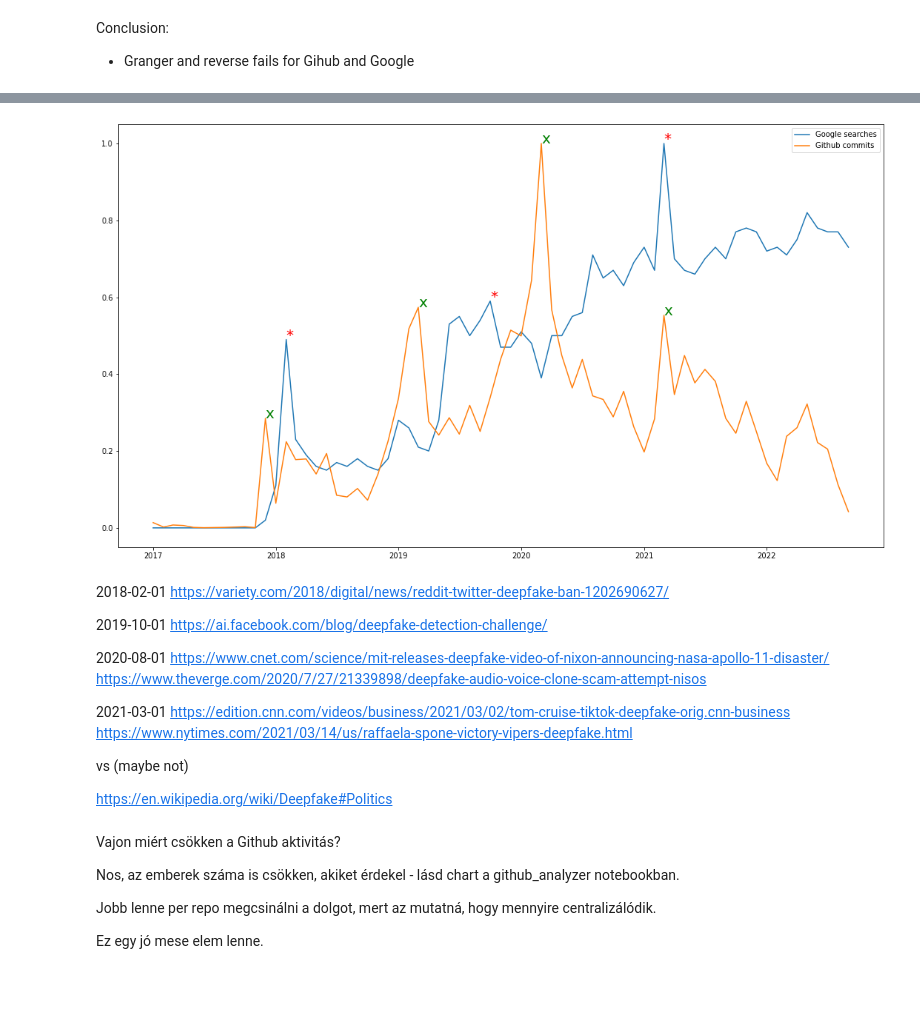
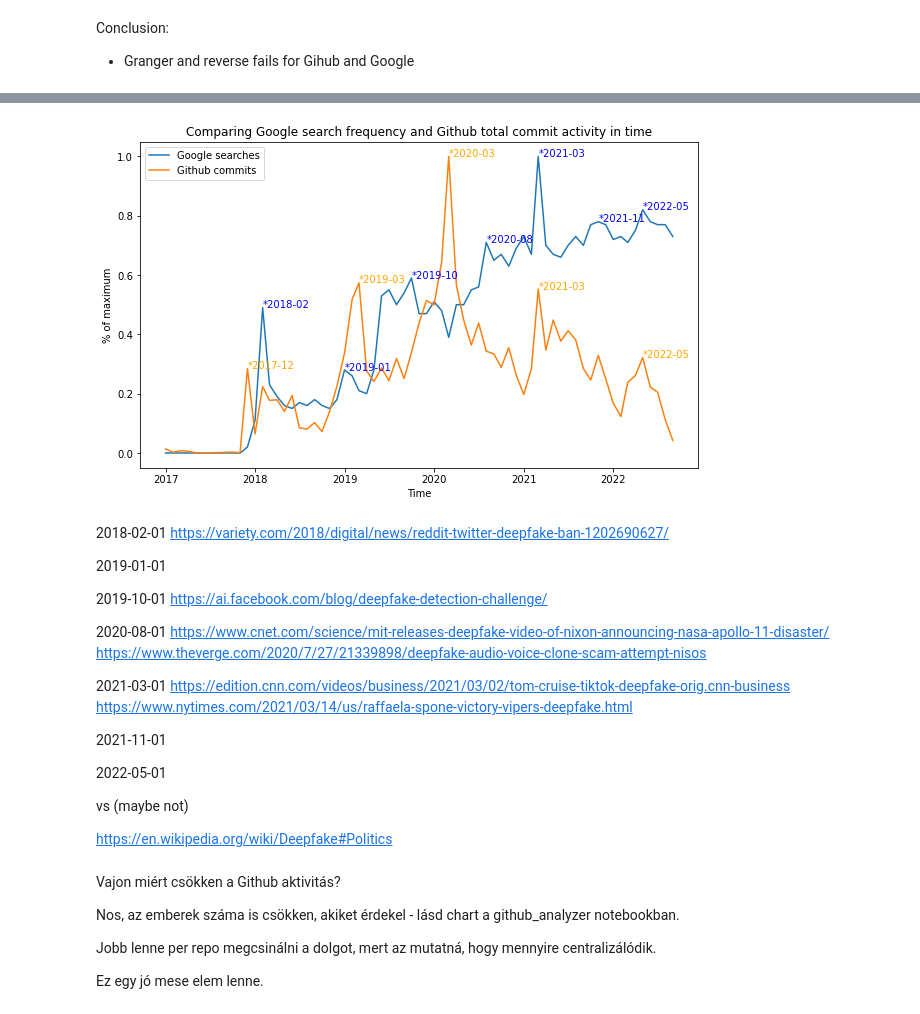
Before and after one commit to solalatus/deepfake_popularity, a Jupyter notebook: global_analysis.ipynb, the cells around one changed output, grey strips where cells are left out. Cells and saved outputs as stored; diff of their text form; code cells hidden in the pictures; blank space fills up the shorter version.

Commit message:
chart manipulaiton for nice printouts

```diff
--- a/global_analysis.ipynb
+++ b/global_analysis.ipynb
@@ -370,7 +370,7 @@ Conclusion:
 # %%
 import peakdetect
 
-google_peaks = peakdetect.peakdetect(google_trends_df.search_freq.values/google_trends_df.search_freq.values.max(), google_trends_df.index, lookahead=4, delta=0.1)
+google_peaks = peakdetect.peakdetect(google_trends_df.search_freq.values/google_trends_df.search_freq.values.max(), google_trends_df.index, lookahead=3)#4, delta=0.1)
 # %%
 google_peaks
 # %% [output]
@@ -383,5 +390,5 @@ google_peaks
 # %%
-github_peaks = peakdetect.peakdetect(github_df.commits.values/github_df.commits.values.max(), github_df.index, lookahead=4)#, )#, look, delta)
+github_peaks = peakdetect.peakdetect(github_df.commits.values/github_df.commits.values.max(), github_df.index, lookahead=3)#, )#, look, delta)
 # %%
 github_peaks
 # %% [output]
@@ -395,30 +403,37 @@ github_peaks
   [Timestamp('2021-01-01 00:00:00+0000', tz='UTC'), 0.19736263736263737],
   [Timestamp('2022-02-01 00:00:00+0000', tz='UTC'), 0.12307692307692308]]]
 # %%
+import matplotlib.pyplot as plt
+
 fig, ax = plt.subplots()
 
 #ax = google_trends_df.search_freq.plot()
 locs, labels=plt.xticks()
 
 ax.plot(google_trends_df.index,google_trends_df.search_freq.values/google_trends_df.search_freq.values.max(), label="Google searches")
 ax.plot(github_df.index,github_df.commits.values/github_df.commits.values.max(), label="Github commits")
 #ax.plot(arxiv_df.index,arxiv_df.url.values/arxiv_df.url.values.max(), label="arxiv")
 
 
 for peak in google_peaks[0]:
-    ax.annotate("*",xy=(peak[0],peak[1]), fontsize=20, color="red")
+    ax.annotate("*"+str(peak[0])[:7],xy=(peak[0],peak[1]), fontsize=10, color="blue")
+
 
 for peak in github_peaks[0]:
-    ax.annotate("x",xy=(peak[0],peak[1]), fontsize=20, color="green")
+    ax.annotate("*"+str(peak[0])[:7],xy=(peak[0],peak[1]), fontsize=10, color="orange")
 
-ax.legend()
-
-fig.set_size_inches(18.5, 10.5)
+ax.set_title("Comparing Google search frequency and Github total commit activity in time")
+ax.legend(loc='upper left')
+ax.set_xlabel("Time")
+ax.set_ylabel("% of maximum")
+plt.gcf().set_size_inches(10, 6)
 plt.show()
 # %% [output]
-[figure, old version]
+[figure, new version]
 # %% [markdown]
 2018-02-01 https://variety.com/2018/digital/news/reddit-twitter-deepfake-ban-1202690627/
+
+2019-01-01
 
 2019-10-01 https://ai.facebook.com/blog/deepfake-detection-challenge/
 
@@ -428,6 +443,10 @@ plt.show()
 2021-03-01 https://edition.cnn.com/videos/business/2021/03/02/tom-cruise-tiktok-deepfake-orig.cnn-business
            https://www.nytimes.com/2021/03/14/us/raffaela-spone-victory-vipers-deepfake.html
 
+2021-11-01
+
+2022-05-01
+
 vs (maybe not)
 
 https://en.wikipedia.org/wiki/Deepfake#Politics
```
Also changed, not shown: parts of 8 cells of this notebook, 1 other file.
